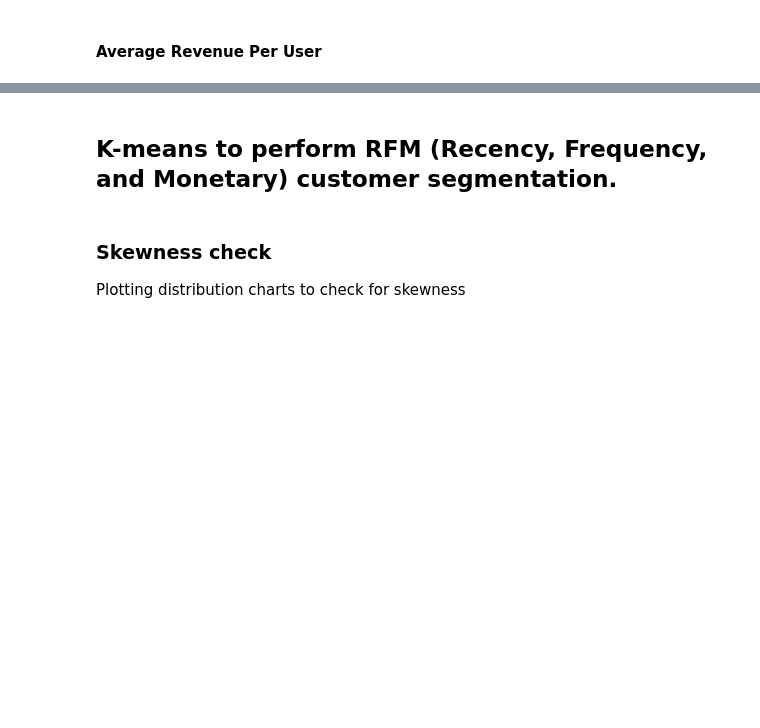
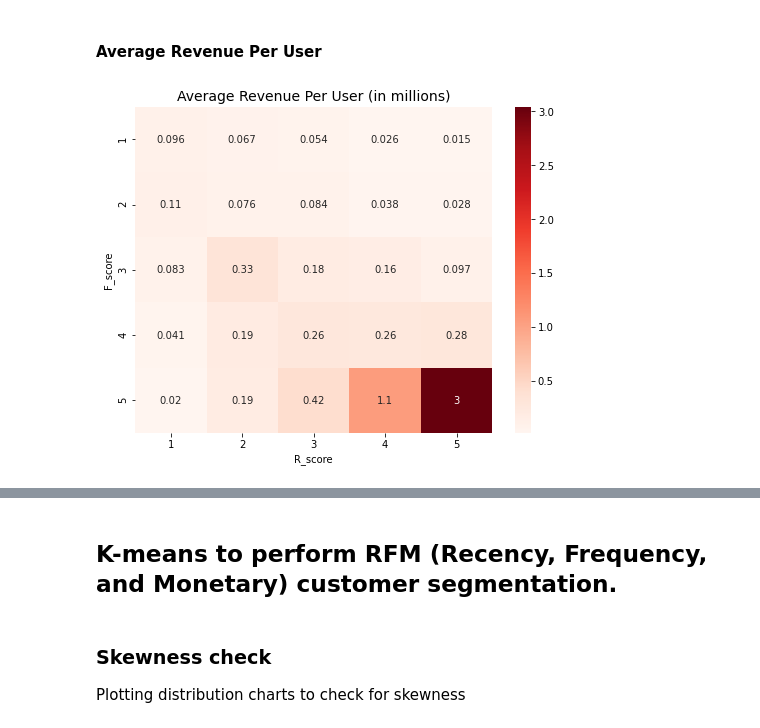
Before and after one commit to ioannislivieris/Customer-Segmentation-using-RFM-and-CLTV, a Jupyter notebook: Customer Segmentation - RFM - CLTV.ipynb, the cells around one changed output, grey strips where cells are left out. Drawn from its saved outputs; the diff is of its cells as text; code cells hidden in the pictures; blank space fills up the shorter version.

```diff
--- a/Customer Segmentation - RFM - CLTV.ipynb
+++ b/Customer Segmentation - RFM - CLTV.ipynb
@@ -280,7 +278,12 @@ RFM.shape[0]
 # %%
 # Remove some outliers, namely
-# Extreme Monetary, with only one sales and R_score > 1
+# Extreme Monetary, with only one sale
 #
-RFM = RFM[ ~( (RFM['Monetary'] > np.quantile(RFM['Monetary'], 0.95)) & (RFM['Frequency'] == 1) & (RFM['R_score'] > 1) ) ]
+RemovedIDs = RFM[ ( (RFM['Monetary'] > np.quantile(RFM['Monetary'], 0.95)) & (RFM['Frequency'] == 1) ) ].CustomerID
+print('[INFO] Remove some outliers, Extreme Monetary, with only one sale')
+print('[INFO] Number of IDs to be removed: ', len(RemovedIDs))
+#
+RFM = RFM[ ~RFM['CustomerID'].isin( RemovedIDs ) ]
+df  = df[  ~df['CustomerID'].isin( RemovedIDs )  ]
 #
 # This could be removed, depending on the selected strategy.
@@ -316,13 +327,15 @@ plt.show()
 # %% [markdown]
 #### Average Revenue Per User
 # %%
-A = RFM.groupby(['R_score', 'F_score']).sum()[['Monetary']].reset_index().pivot('F_score', 'R_score', 'Monetary')
+ARPU = RFM.groupby(['R_score', 'F_score']).sum()[['Monetary']].reset_index().pivot('F_score', 'R_score', 'Monetary')
 
 
 plt.figure( figsize = (8, 6) );
 #
-sns.heatmap( A / 1.e+6, annot = True, cmap = 'Reds');
+sns.heatmap( ARPU / 1.e+6, annot = True, cmap = 'Reds');
 plt.title('Average Revenue Per User (in millions)', size = 14);
+# %% [output]
+[figure, added]
 # %% [markdown]
 ## Customer characterization
 
```
Also changed, not shown: parts of 39 cells of this notebook, 1 other file.
